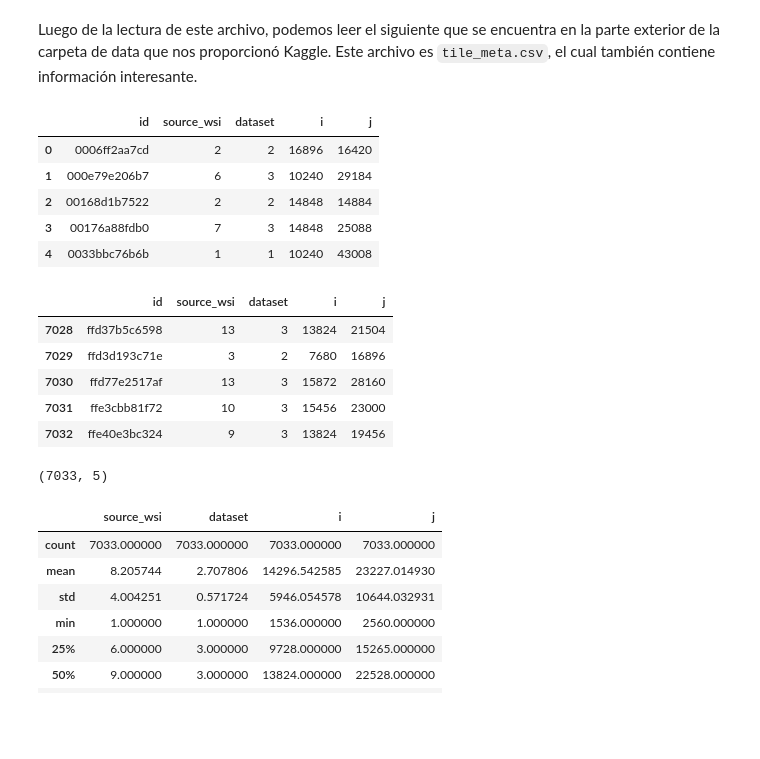
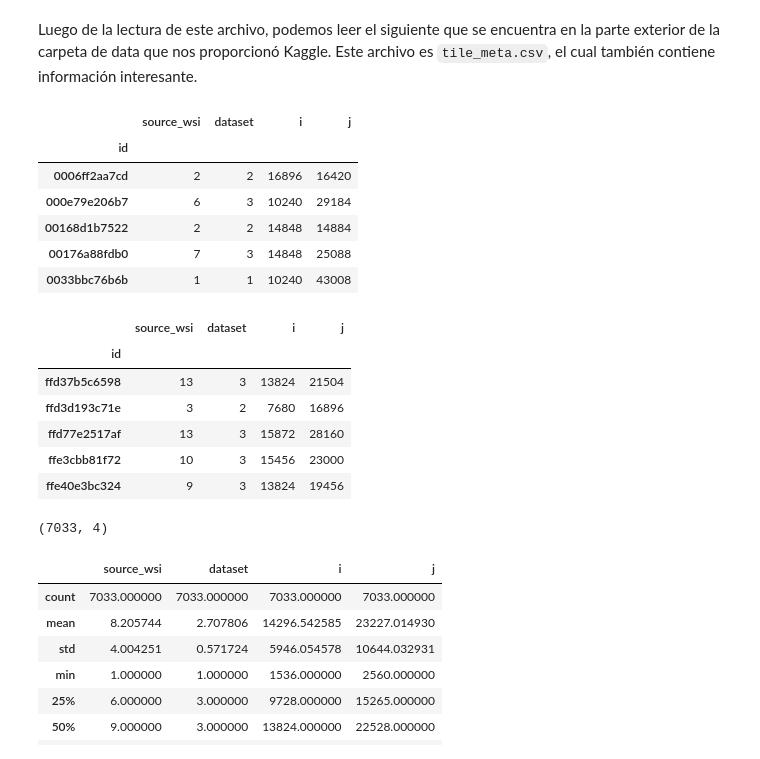
Before and after one commit to SantiagoTaracena01/hacking-the-human-vasculature, a Jupyter notebook: src/main.ipynb, the cells around one changed output. Drawn from its saved outputs; the diff is of its cells as text; code cells hidden in the pictures; blank space fills up the shorter version.

```diff
--- a/src/main.ipynb
+++ b/src/main.ipynb
@@ -33,29 +33,32 @@ Luego de la lectura de este archivo, podemos leer el siguiente que se encuentra
 # %%
 # Lectura de los primeros datos del archivo tile_meta.csv.
 tile_meta_data = pd.read_csv("./data/tile_meta.csv")
+tile_meta_data.set_index("id", inplace=True)
 tile_meta_data.head()
 # %% [output]
-|  | id | source_wsi | dataset | i | j |
-| 0 | 0006ff2aa7cd | 2 | 2 | 16896 | 16420 |
-| 1 | 000e79e206b7 | 6 | 3 | 10240 | 29184 |
-| 2 | 00168d1b7522 | 2 | 2 | 14848 | 14884 |
-| 3 | 00176a88fdb0 | 7 | 3 | 14848 | 25088 |
-| 4 | 0033bbc76b6b | 1 | 1 | 10240 | 43008 |
+|  | source_wsi | dataset | i | j |
+| id |  |  |  |  |
+| 0006ff2aa7cd | 2 | 2 | 16896 | 16420 |
+| 000e79e206b7 | 6 | 3 | 10240 | 29184 |
+| 00168d1b7522 | 2 | 2 | 14848 | 14884 |
+| 00176a88fdb0 | 7 | 3 | 14848 | 25088 |
+| 0033bbc76b6b | 1 | 1 | 10240 | 43008 |
 # %%
 # Últimos datos presentes en el archivo tile_meta.csv.
 tile_meta_data.tail()
 # %% [output]
-|  | id | source_wsi | dataset | i | j |
-| 7028 | ffd37b5c6598 | 13 | 3 | 13824 | 21504 |
-| 7029 | ffd3d193c71e | 3 | 2 | 7680 | 16896 |
-| 7030 | ffd77e2517af | 13 | 3 | 15872 | 28160 |
-| 7031 | ffe3cbb81f72 | 10 | 3 | 15456 | 23000 |
-| 7032 | ffe40e3bc324 | 9 | 3 | 13824 | 19456 |
+|  | source_wsi | dataset | i | j |
+| id |  |  |  |  |
+| ffd37b5c6598 | 13 | 3 | 13824 | 21504 |
+| ffd3d193c71e | 3 | 2 | 7680 | 16896 |
+| ffd77e2517af | 13 | 3 | 15872 | 28160 |
+| ffe3cbb81f72 | 10 | 3 | 15456 | 23000 |
+| ffe40e3bc324 | 9 | 3 | 13824 | 19456 |
 # %%
 # Tupla con la forma del archivo.
 tile_meta_data.shape
 # %% [output]
-(7033, 5)
+(7033, 4)
 # %%
 # Descripción de los datos presentes.
 tile_meta_data.describe()
```
Also changed, not shown: parts of 17 cells of this notebook.
